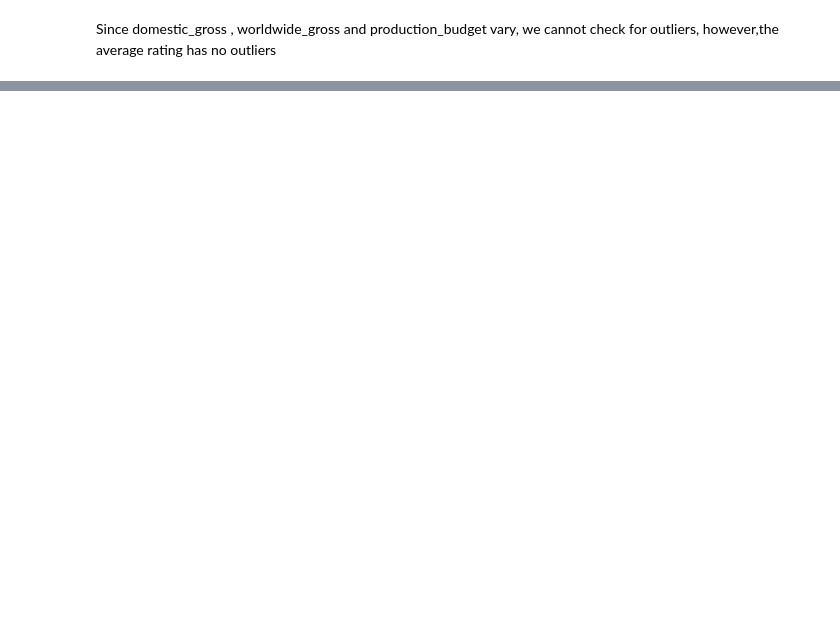
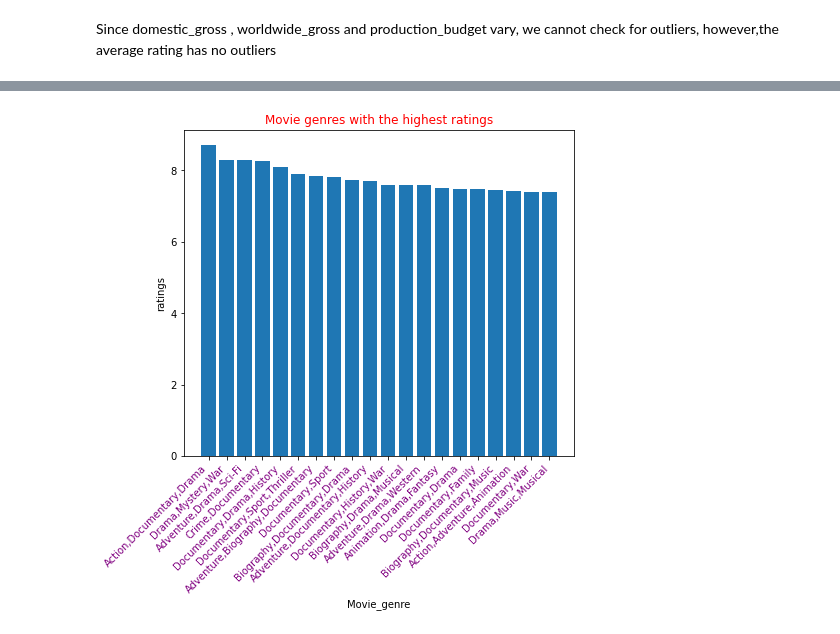
Before and after one commit to lucynjoroge/dsc-phase-1-project-v2-4, a Jupyter notebook: student.ipynb, the cells around one changed output, grey strips where cells are left out. Saved outputs shown, nothing was run; the diff lists cells and outputs as text; code cells hidden in the pictures; blank space fills up the shorter version.

```diff
--- a/student.ipynb
+++ b/student.ipynb
@@ -491,0 +678,3 @@ Since domestic_gross , worldwide_gross and production_budget vary, we cannot che
+# %%
+#let us now add a column to the dataframe indicating the profit based on production budget
+final_merge_df["gross_profit"] = ((final_merge_df["worldwide_gross"]) - (final_merge_df["production_budget"]))
@@ -491,0 +752,4 @@ Since domestic_gross , worldwide_gross and production_budget vary, we cannot che
+# %%
+## We will now obtain the genres and averagerating columns for the analysis
+rate_df = final_merge_df[["genres","averagerating"]]
+rate_df
@@ -491,0 +770,4 @@ Since domestic_gross , worldwide_gross and production_budget vary, we cannot che
+# %%
+# We can now group the movies by genre and total average rating for each genre
+rate_df = rate_df.groupby("genres").mean().sort_values(by = ["averagerating"],ascending = False)
+rate_df
@@ -491,0 +789,15 @@ Since domestic_gross , worldwide_gross and production_budget vary, we cannot che
+# %%
+r1 =rate_df.head(20).index
+r2 = rate_df["averagerating"].head(20)
+# %%
+plt.figure(figsize=(7,6))
+plt.bar(r1, r2)
+plt.xticks(rotation=45, ha='right' , color = "purple")
+plt.title("Movie genres with the highest ratings" , color = "red")
+plt.xlabel("Movie_genre")
+plt.ylabel("ratings")
+plt.show();
+
+#plt.savefig("Genres on ratings.jpeg");
+# %% [output]
+[figure, added]
```
Also changed, not shown: parts of 58 cells of this notebook, 1 other file.
